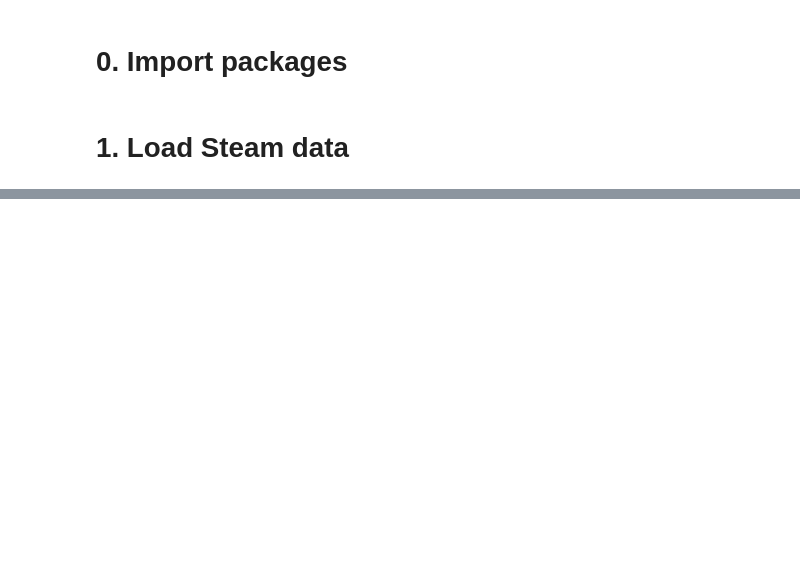
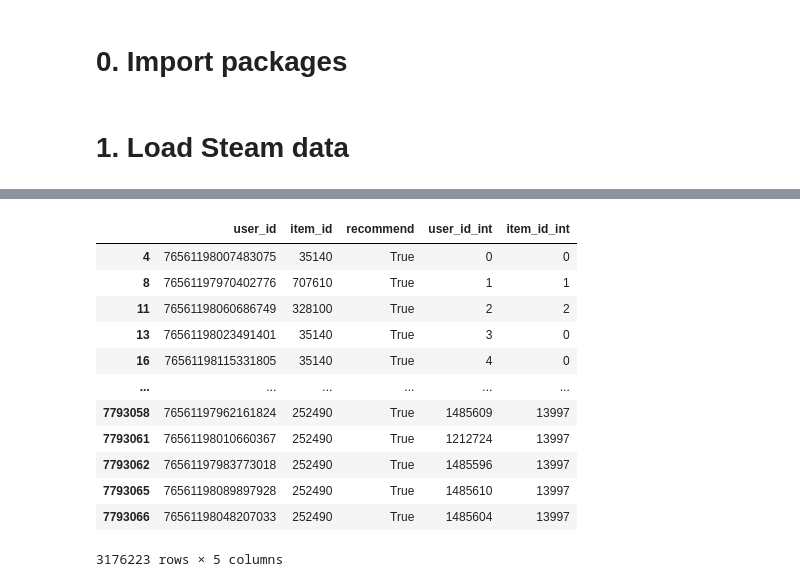
Before and after one commit to stijnrosaer/project-ai, a Jupyter notebook: notebooks/data-tests.ipynb, the cells around one changed output, grey strips where cells are left out. Cells and saved outputs as stored; diff of their text form; code cells hidden in the pictures; blank space fills up the shorter version.

```diff
--- a/notebooks/data-tests.ipynb
+++ b/notebooks/data-tests.ipynb
@@ -103,0 +142,5 @@ Reading 25799 rows.
+# %%
+l = dataframes[1]
+l = l[["user_id", "product_id", "recommended"]]
+l = l.rename(columns={'product_id': "item_id", "recommended": 'recommend'})
+l
@@ -103,0 +161,5 @@ Reading 25799 rows.
+# %%
+# u = k.append(l)
+u = l
+u = u.dropna()
+u
@@ -103,0 +180,18 @@ Reading 25799 rows.
+# %%
+dct = {}
+def map_to_consecutive_id(uuid):
+  if uuid in dct:
+    return dct[uuid]
+  else:
+    id = len(dct)
+    dct[uuid] = id
+    return id
+
+#1) convert user user_ids to consecutive integer ID's
+u['user_id_int'] = u['user_id'].progress_apply(map_to_consecutive_id)
+
+#2) convert item_ids to to consecutive integer ID's
+dct.clear()
+u['item_id_int'] = u['item_id'].progress_apply(map_to_consecutive_id)
+
+u.head()
@@ -103,0 +215,16 @@ Reading 25799 rows.
+# %%
+u
+# %% [output]
+|  | user_id | item_id | recommend | user_id_int | item_id_int |
+| 4 | 76561198007483075 | 35140 | True | 0 | 0 |
+| 8 | 76561197970402776 | 707610 | True | 1 | 1 |
+| 11 | 76561198060686749 | 328100 | True | 2 | 2 |
+| 13 | 76561198023491401 | 35140 | True | 3 | 0 |
+| 16 | 76561198115331805 | 35140 | True | 4 | 0 |
+| ... | ... | ... | ... | ... | ... |
+| 7793058 | 76561197962161824 | 252490 | True | 1485609 | 13997 |
+| 7793061 | 76561198010660367 | 252490 | True | 1212724 | 13997 |
+| 7793062 | 76561197983773018 | 252490 | True | 1485596 | 13997 |
+| 7793065 | 76561198089897928 | 252490 | True | 1485610 | 13997 |
+| 7793066 | 76561198048207033 | 252490 | True | 1485604 | 13997 |
+3176223 rows × 5 columns
```
Also changed, not shown: parts of 17 cells of this notebook.
